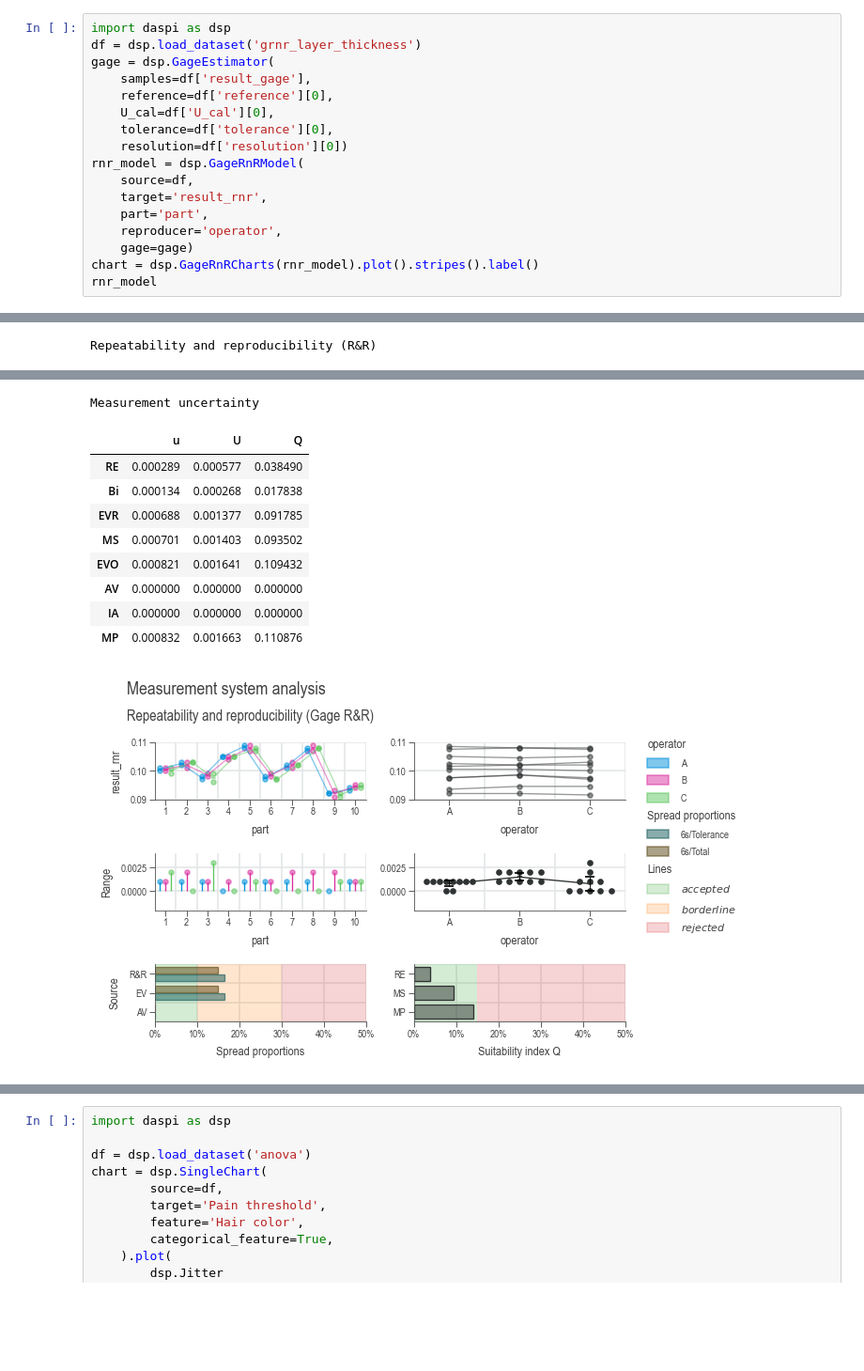
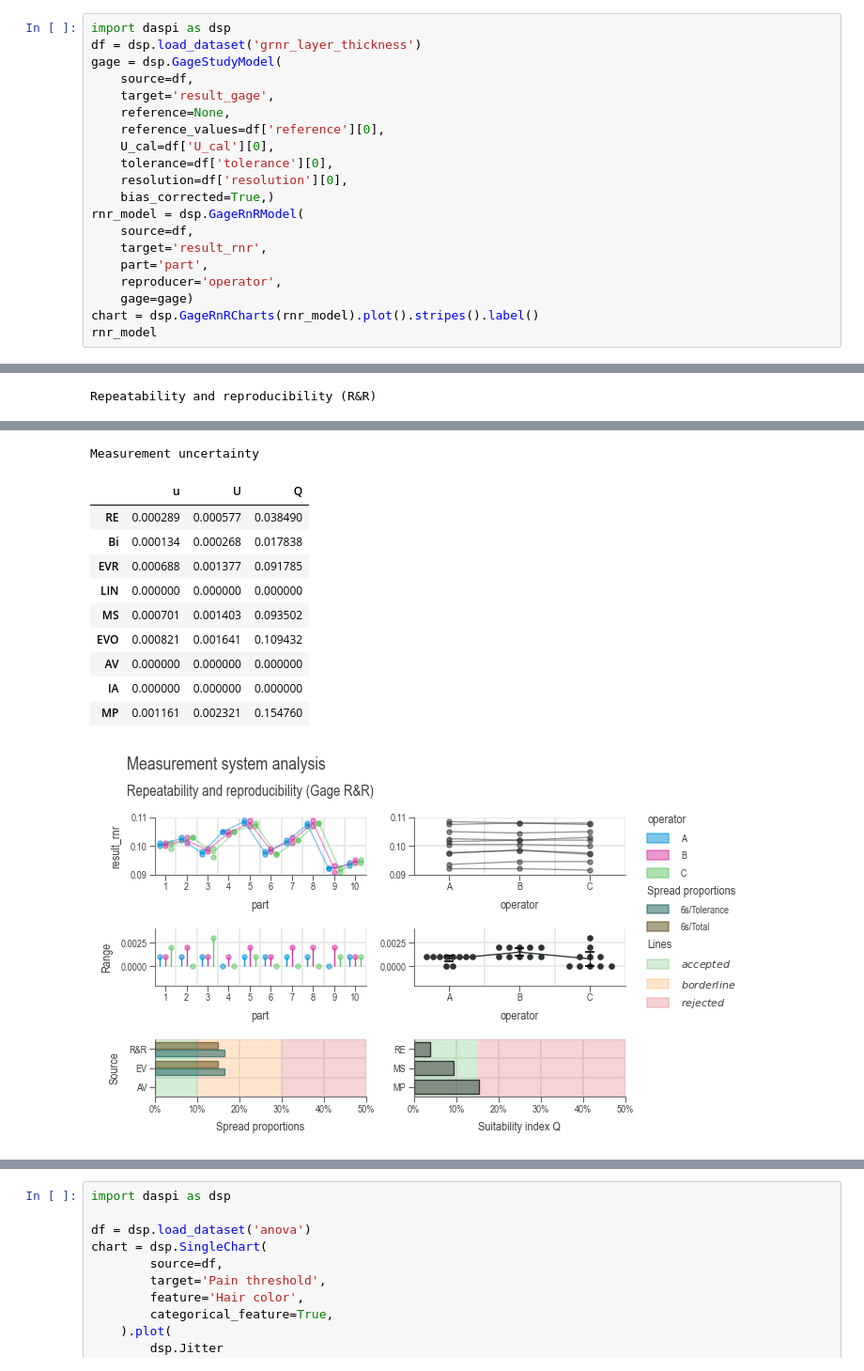
Before and after one commit to j4ggr/DaSPi, a Jupyter notebook: notebooks/doc-content_anova.ipynb, the cells around one changed output, grey strips where cells are left out. Shown at 94% size. Saved outputs shown, nothing was run; the diff lists cells and outputs as text; blank space fills up the shorter version.

```diff
--- a/notebooks/doc-content_anova.ipynb
+++ b/notebooks/doc-content_anova.ipynb
@@ -8,12 +8,15 @@ dsp.__version__
 # %%
 import daspi as dsp
 df = dsp.load_dataset('grnr_layer_thickness')
-gage = dsp.GageEstimator(
-    samples=df['result_gage'],
-    reference=df['reference'][0],
+gage = dsp.GageStudyModel(
+    source=df,
+    target='result_gage',
+    reference=None,
+    reference_values=df['reference'][0],
     U_cal=df['U_cal'][0],
     tolerance=df['tolerance'][0],
-    resolution=df['resolution'][0])
+    resolution=df['resolution'][0],
+    bias_corrected=True,)
 rnr_model = dsp.GageRnRModel(
     source=df,
     target='result_rnr',
@@ -21,32 +24,33 @@ rnr_model = dsp.GageRnRModel(
     reproducer='operator',
     gage=gage)
 chart = dsp.GageRnRCharts(rnr_model).plot().stripes().label()
 rnr_model
 # %% [output]
 Model summary
 |  | hierarchical | least_parameter | p_least | s | aic | r2 | r2_adj | r2_pred |
 | 0 | True | operator | 0.542960 | 0.000821 | -671.752762 | 0.980053 | 0.975482 | 0.968833 |
 Analysis of variance
 | Typ-II | DF | SS | MS | F | p | n2 |
 | Source |  |  |  |  |  |  |
 | part | 9 | 0.001588 | 0.000176 | 261.907904 | 0.000000 | 0.979539 |
 | operator | 2 | 0.000001 | 0.000000 | 0.618557 | 0.542960 | 0.000514 |
 | Residual | 48 | 0.000032 | 0.000001 | nan | nan | 0.019947 |
 Repeatability and reproducibility (R&R)
 |  | MS | MS/Total | s | 6s | 6s/Total | 6s/Tolerance |
 | R&R | 0.000001 | 0.022480 | 0.000821 | 0.004924 | 0.149932 | 0.164148 |
 | EV | 0.000001 | 0.022480 | 0.000821 | 0.004924 | 0.149932 | 0.164148 |
 | AV | 0.000000 | 0.000000 | 0.000000 | 0.000000 | 0.000000 | 0.000000 |
 | Part | 0.000029 | 0.977520 | 0.005412 | 0.032473 | 0.988696 | 1.082437 |
 | Total | 0.000030 | 1.000000 | 0.005474 | 0.032844 | 1.000000 | 1.094812 |
 Measurement uncertainty
 |  | u | U | Q |
 | RE | 0.000289 | 0.000577 | 0.038490 |
 | Bi | 0.000134 | 0.000268 | 0.017838 |
 | EVR | 0.000688 | 0.001377 | 0.091785 |
+| LIN | 0.000000 | 0.000000 | 0.000000 |
 | MS | 0.000701 | 0.001403 | 0.093502 |
 | EVO | 0.000821 | 0.001641 | 0.109432 |
 | AV | 0.000000 | 0.000000 | 0.000000 |
 | IA | 0.000000 | 0.000000 | 0.000000 |
-| MP | 0.000832 | 0.001663 | 0.110876 |
+| MP | 0.001161 | 0.002321 | 0.154760 |
-[figure, old version]
+[figure, new version]
```
Also changed, not shown: parts of 3 cells of this notebook, 4 other files.
